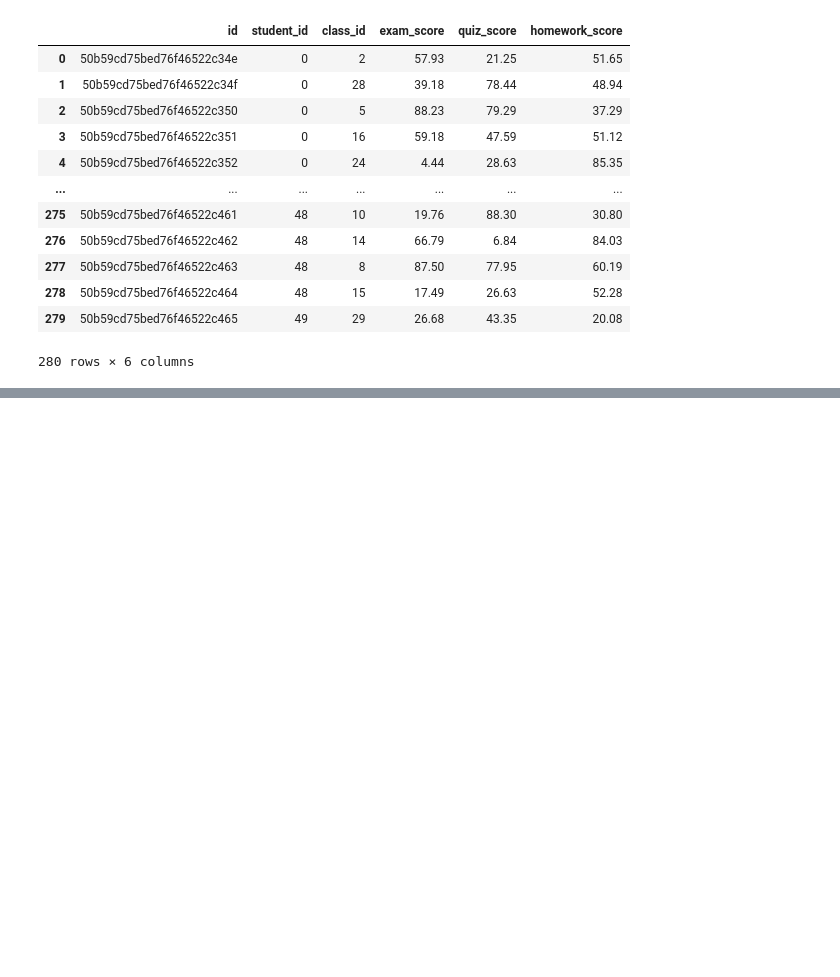
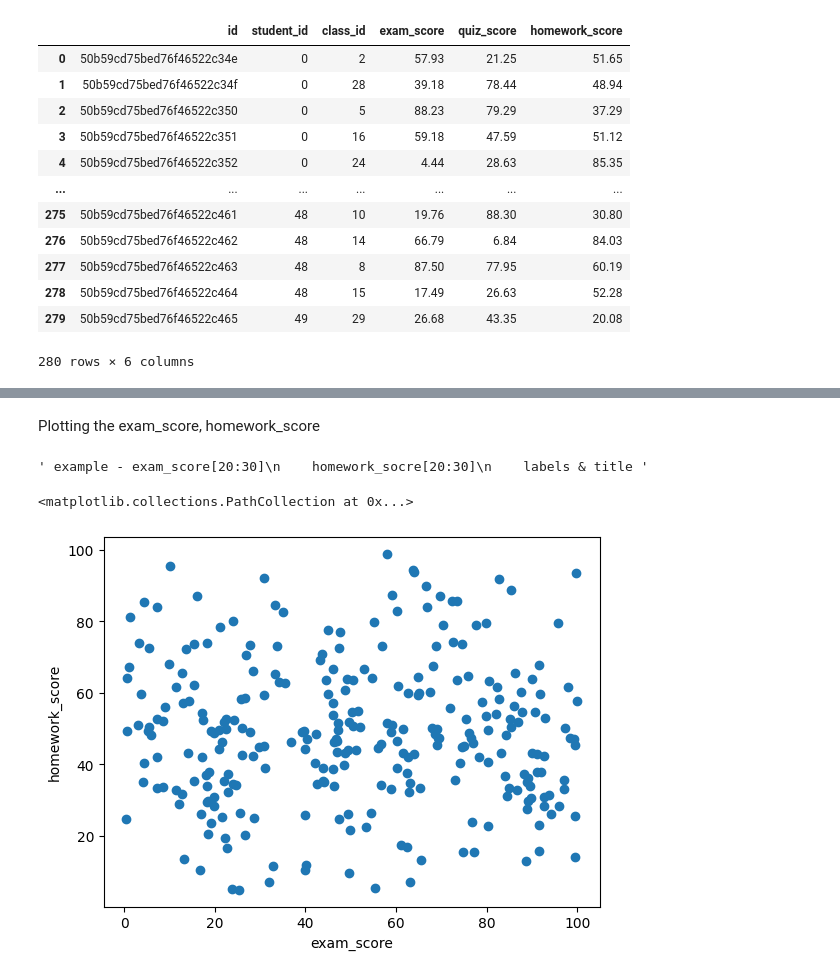
Before and after one commit to sourab777karad/Data_Analysis, a Jupyter notebook: JSON_DATA/Data_analysis.ipynb, the cells around one changed output, grey strips where cells are left out. Saved outputs shown, nothing was run; the diff lists cells and outputs as text; code cells hidden in the pictures; blank space fills up the shorter version.

Commit message:
Finished data cleaning and plotting of project 1

```diff
--- a/JSON_DATA/Data_analysis.ipynb
+++ b/JSON_DATA/Data_analysis.ipynb
@@ -174,0 +203,3 @@ new_df
+# %%
+#droping the class_id
+new_df.drop('class_id', inplace=True, axis=1)
@@ -174,0 +222,3 @@ new_df
+# %%
+new_df.drop(['student_id'], axis = 1,  inplace=True)
+new_df
@@ -174,0 +239,17 @@ new_df
+# %% [markdown]
+Plotting the exam_score, homework_score
+# %%
+""" example - exam_score[20:30]
+    homework_socre[20:30]
+    labels & title """
+# %% [output]
+' example - exam_score[20:30]\n    homework_socre[20:30]\n    labels & title '
+# %%
+x = new_df.exam_score
+y = new_df.homework_score
+plt.xlabel("exam_score")
+plt.ylabel("homework_score")
+plt.scatter(x, y)
+# %% [output]
+<matplotlib.collections.PathCollection at 0x...>
+[figure, added]
```
Also changed, not shown: parts of 6 cells of this notebook, 1 other file.
